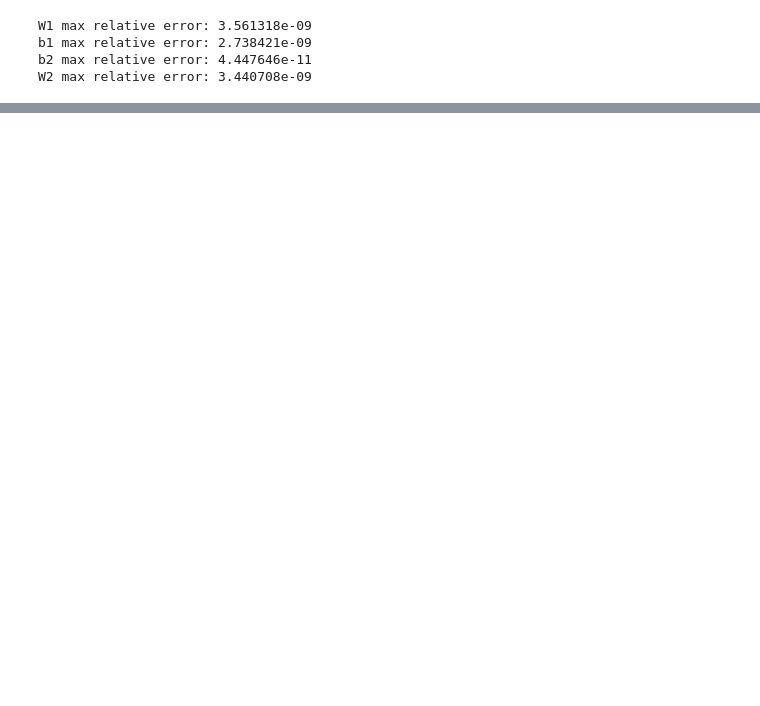
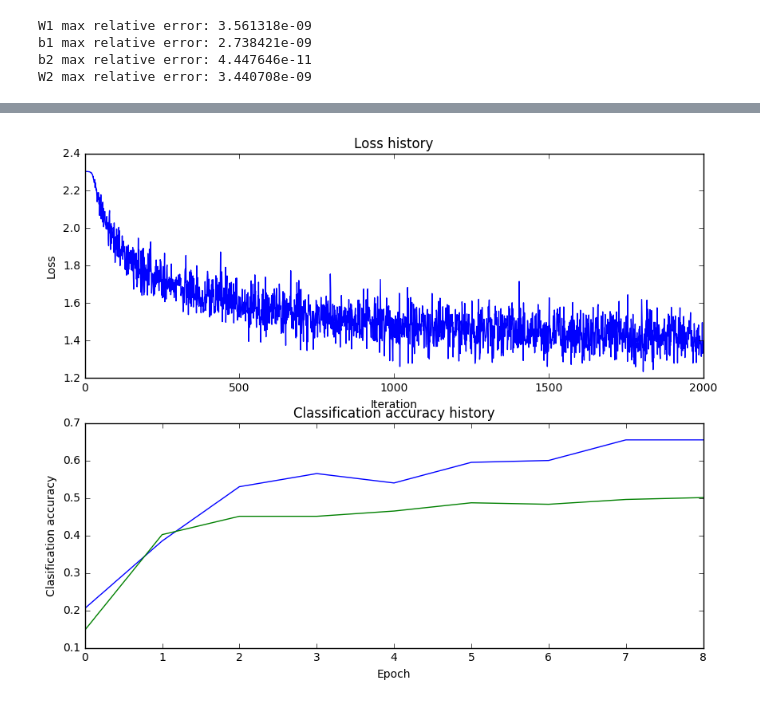
Before and after one commit to sksq96/cnn-learn, a Jupyter notebook: nn.ipynb, the cells around one changed output, grey strips where cells are left out. Cells and saved outputs as stored; diff of their text form; code cells hidden in the pictures; blank space fills up the shorter version.

```diff
--- a/nn.ipynb
+++ b/nn.ipynb
@@ -88,0 +193,17 @@ W2 max relative error: 3.440708e-09
+# %%
+# Plot the loss function and train / validation accuracies
+plt.subplot(2, 1, 1)
+plt.plot(stats[0])
+plt.title('Loss history')
+plt.xlabel('Iteration')
+plt.ylabel('Loss')
+
+plt.subplot(2, 1, 2)
+plt.plot(stats[1], label='train')
+plt.plot(stats[2], label='val')
+plt.title('Classification accuracy history')
+plt.xlabel('Epoch')
+plt.ylabel('Clasification accuracy')
+plt.show()
+# %% [output]
+[figure, added]
```
Also changed, not shown: parts of 18 cells of this notebook, 1 other file.
